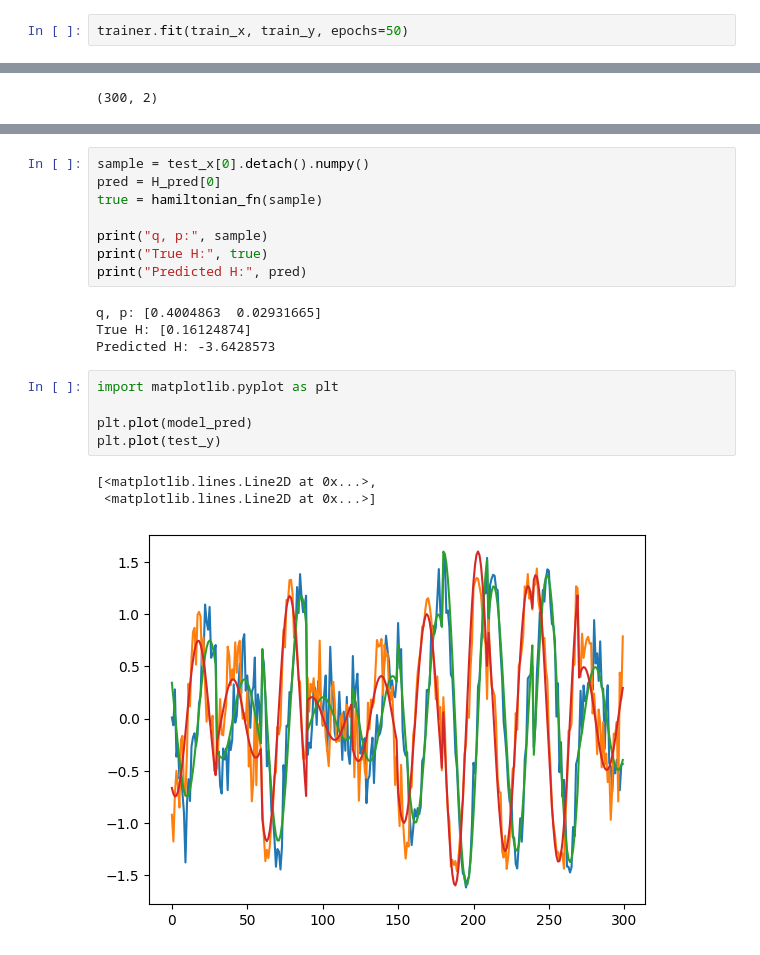
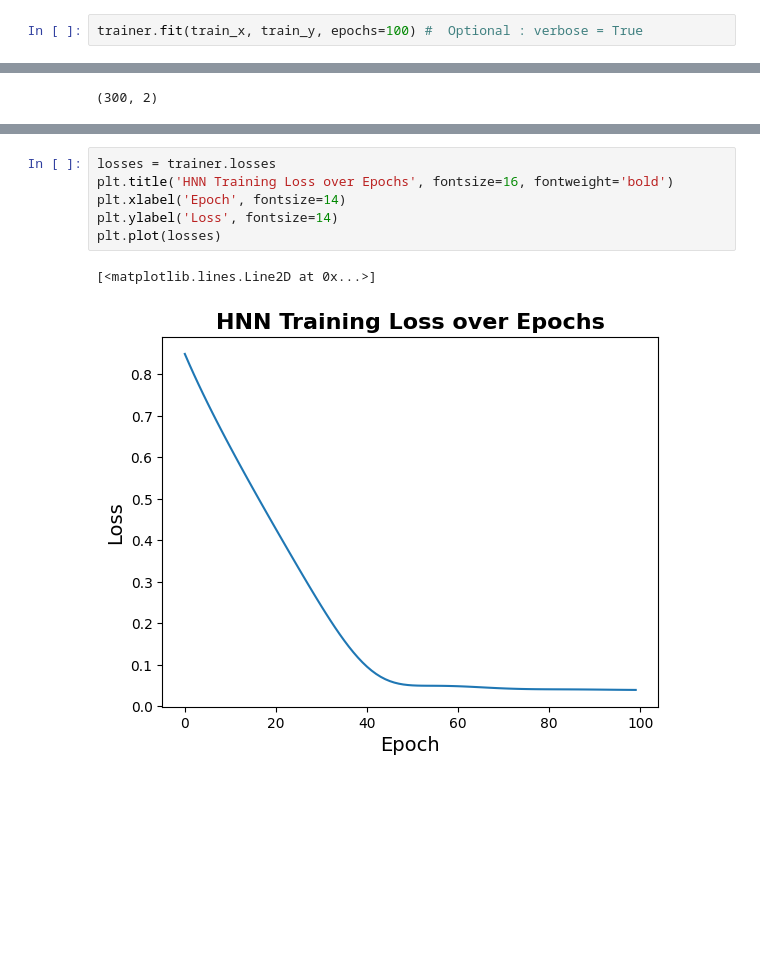
Before and after one commit to a-b-h-a-y-s-h-i-n-d-e/Hamiltonian_Neural_Network, a Jupyter notebook: spring_pendulum/simulate.ipynb, the cells around one changed output, grey strips where cells are left out. Cells and saved outputs as stored; diff of their text form; blank space fills up the shorter version.

```diff
--- a/spring_pendulum/simulate.ipynb
+++ b/spring_pendulum/simulate.ipynb
@@ -33,7 +39,7 @@ from trainer import Trainer
 model = HNN(d_hidden=64)
 trainer = Trainer(model)
 # %%
-trainer.fit(train_x, train_y, epochs=50)
+trainer.fit(train_x, train_y, epochs=100) #  Optional : verbose = True
 # %% [output]
 --------------------------------------------------------
 Summary :
@@ -61,21 +52,9 @@ prediction is  [ 0.0093422  -0.92251873]
-# %%
-sample = test_x[0].detach().numpy()
-pred = H_pred[0]
-true = hamiltonian_fn(sample)
-
-print("q, p:", sample)
-print("True H:", true)
-print("Predicted H:", pred)
-# %% [output]
-q, p: [0.4004863  0.02931665]
-True H: [0.16124874]
-Predicted H: -3.6428573
-# %%
-import matplotlib.pyplot as plt
-
-plt.plot(model_pred)
-plt.plot(test_y)
-# %% [output]
-[<matplotlib.lines.Line2D at 0x...>,
- <matplotlib.lines.Line2D at 0x...>]
-[figure, removed]
+# %%
+losses = trainer.losses
+plt.title('HNN Training Loss over Epochs', fontsize=16, fontweight='bold')
+plt.xlabel('Epoch', fontsize=14)
+plt.ylabel('Loss', fontsize=14)
+plt.plot(losses)
+# %% [output]
+[<matplotlib.lines.Line2D at 0x...>]
+[figure, added]
```
Also changed, not shown: parts of 14 cells of this notebook, 1 other file.
